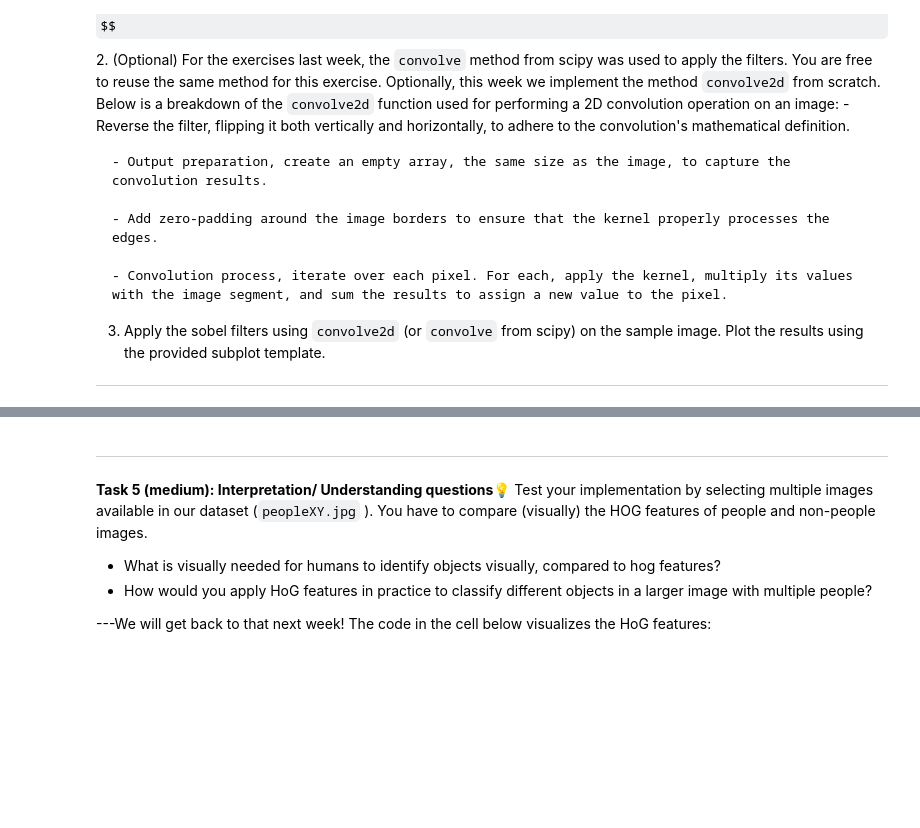
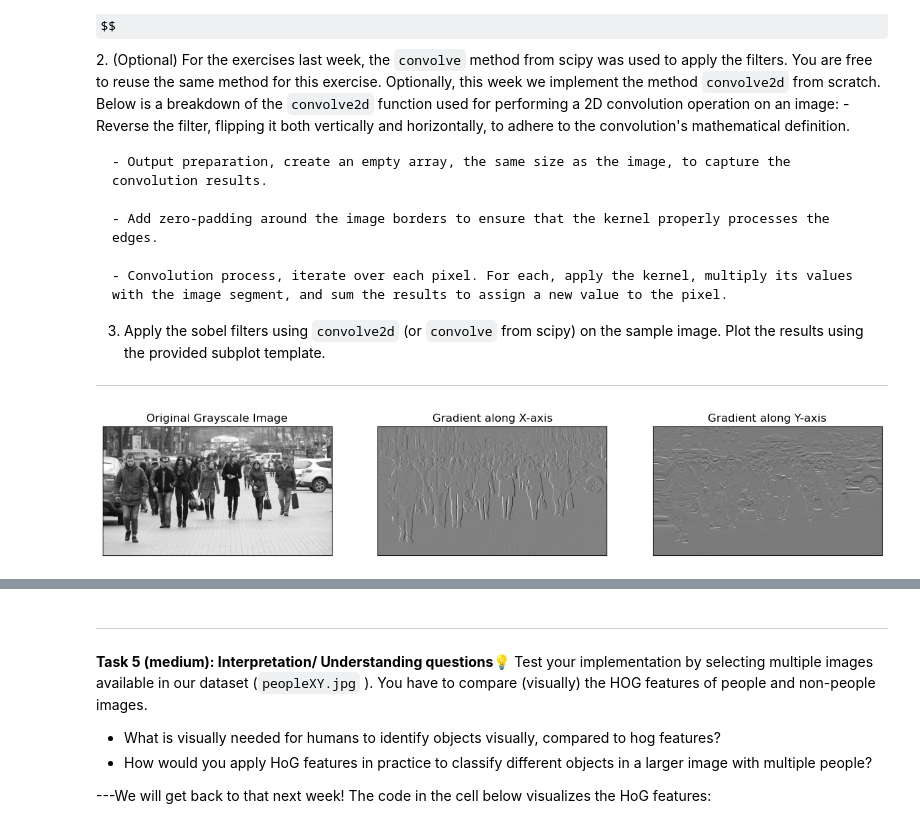
Before and after one commit to LVOL98/IML_Introduction-to-Machine-Learning, a Jupyter notebook: iml-repo/vscode/02-material/W08/03-hog.ipynb, the cells around one changed output, grey strips where cells are left out. Saved outputs shown, nothing was run; the diff lists cells and outputs as text; code cells hidden in the pictures; some formulas as TeX source; blank space fills up the shorter version.

```diff
--- a/iml-repo/vscode/02-material/W08/03-hog.ipynb
+++ b/iml-repo/vscode/02-material/W08/03-hog.ipynb
@@ -95,39 +91,43 @@ def convolve2d(image, kernel):
        Returns:
         Convolved 2D array
     """
-    write implementation here...
+    # write implementation here...
 
 
 # Convert the image to grayscale
 gray_image = rgb2gray(image)
 
 # Compute the gradients using the Sobel operator
 # Define the Sobel operator kernels.
 
 # Step 1: construct sobel filters
-...
+sobel_x = np.array([[-1, 0, 1], [-2, 0, 2], [-1, 0, 1]])
+sobel_y = np.array([[1, 2, 1], [0, 0, 0], [-1, -2, -1]])
 # Step 2: implement / finish
 ...
 # Step 3: convolve the image with the filters
-...
+convolve_x = convolve(gray_image, sobel_x)
+convolve_y = convolve(gray_image, sobel_y)
 # Step 4:  Visualize the original image and gradients with the following subplot template
 
 plt.figure(figsize=(15, 5))
 plt.subplot(1, 3, 1)
 plt.imshow(gray_image, cmap='gray'),
 plt.title('Original Grayscale Image')
 plt.xticks([]), plt.yticks([])  # Hides the tick values on X and Y axis
 
 plt.subplot(1, 3, 2)
-plt.imshow(<place_gradient_x_image>, cmap='gray')
+plt.imshow(convolve_x, cmap='gray')
 plt.title('Gradient along X-axis')
 plt.xticks([]), plt.yticks([])  # Hides the tick values on X and Y axis
 
 plt.subplot(1, 3, 3)
-plt.imshow(<place_gradient_y_image>, cmap='gray')
+plt.imshow(convolve_y, cmap='gray')
 plt.title('Gradient along Y-axis')
 plt.xticks([]), plt.yticks([])  # Hides the tick values on X and Y axis
 plt.show()
+# %% [output]
+[figure, added]
 # %% [markdown]
 In the following section, you are reintroduced (see the classification lecture slides) to the [HOG descriptor](https://en.wikipedia.org/wiki/Histogram_of_oriented_gradients)
 , shown how to calculate a HoG featues for an image, which includes a visualization of the HoG descriptor.
```
Also changed, not shown: parts of 9 cells of this notebook, 9 other files.
